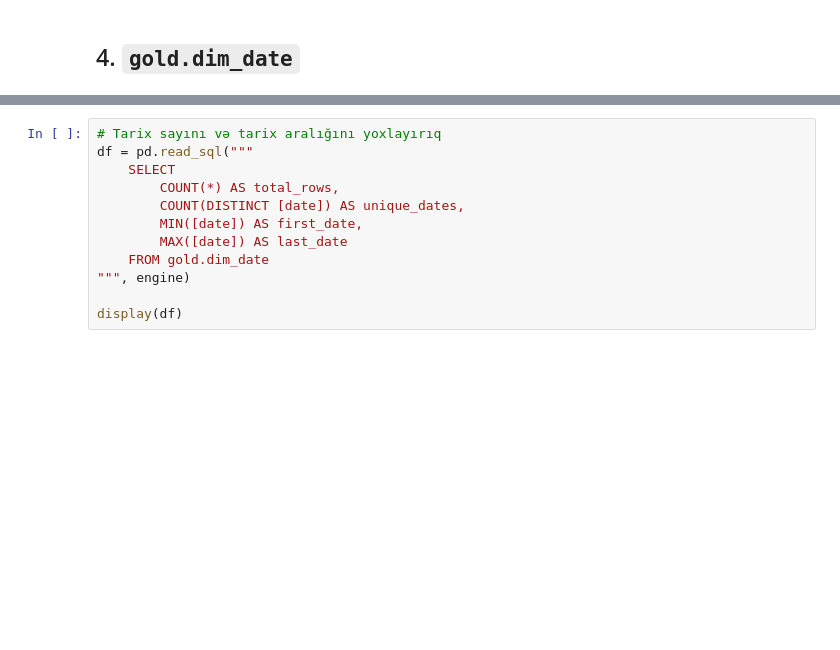
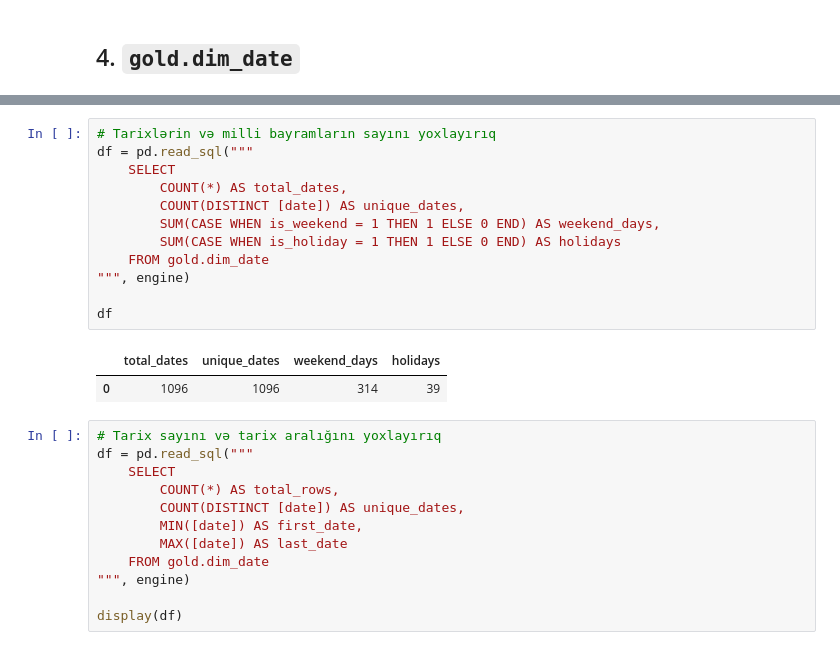
Before and after one commit to abasovmanaf-3267/olist-ecommerce-analytics, a Jupyter notebook: notebooks/03_gold/03_gold_tables/03_gold_tables_b.ipynb, the cells around one changed output, grey strips where cells are left out. Saved outputs shown, nothing was run; the diff lists cells and outputs as text; blank space fills up the shorter version.

```diff
--- a/notebooks/03_gold/03_gold_tables/03_gold_tables_b.ipynb
+++ b/notebooks/03_gold/03_gold_tables/03_gold_tables_b.ipynb
@@ -326,3 +374,18 @@ with engine.begin() as conn:
+# %%
+# Tarixlərin və milli bayramların sayını yoxlayırıq
+df = pd.read_sql("""
+    SELECT
+        COUNT(*) AS total_dates,
+        COUNT(DISTINCT [date]) AS unique_dates,
+        SUM(CASE WHEN is_weekend = 1 THEN 1 ELSE 0 END) AS weekend_days,
+        SUM(CASE WHEN is_holiday = 1 THEN 1 ELSE 0 END) AS holidays
+    FROM gold.dim_date
+""", engine)
+
+df
+# %% [output]
+|  | total_dates | unique_dates | weekend_days | holidays |
+| 0 | 1096 | 1096 | 314 | 39 |
 # %%
 # Tarix sayını və tarix aralığını yoxlayırıq
 df = pd.read_sql("""
```
Also changed, not shown: parts of 34 cells of this notebook.
